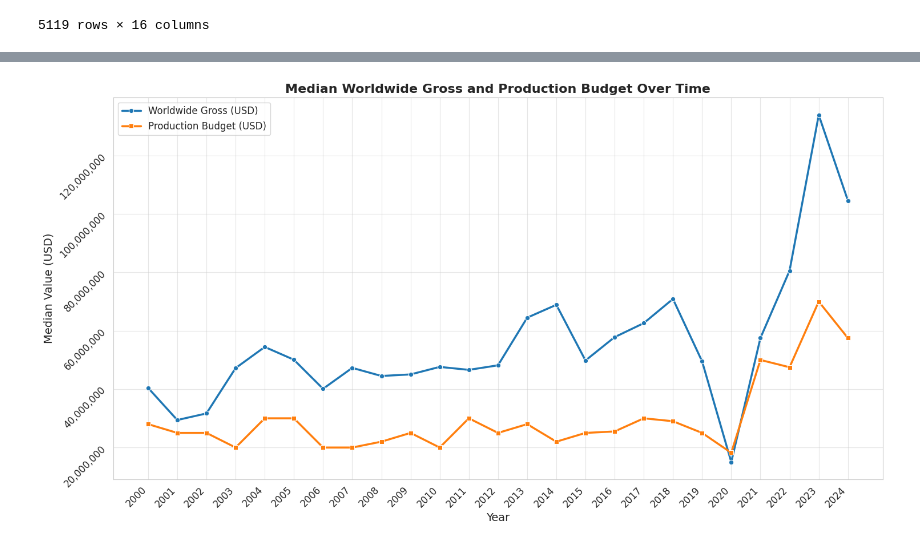
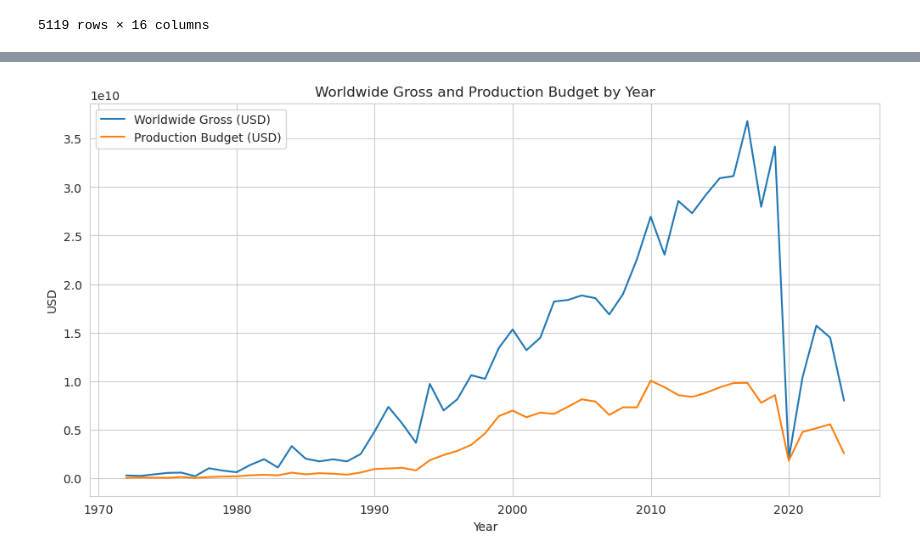
Before and after one commit to rklemmjhu/ML_625_742_finalproj, a Jupyter notebook: section1/ML_Phoenix_Suns_Section1.ipynb, the cells around one changed output, grey strips where cells are left out. Saved outputs shown, nothing was run; the diff lists cells and outputs as text; code cells hidden in the pictures.

```diff
--- a/section1/ML_Phoenix_Suns_Section1.ipynb
+++ b/section1/ML_Phoenix_Suns_Section1.ipynb
@@ -121,44 +114,35 @@ for index, row in df_top_movies_clean_rated.iterrows():
               df_top_movies_clean_rated.loc[index, genre] = 1 # Set to 1 instead of incrementing since we initialised with 0s.
           else:
               df_top_movies_clean_rated.loc[index, genre] = 0 # Set to 0 instead of incrementing since we initialised with 0s.
-# %%
-import pandas as pd
-import matplotlib.pyplot as plt
-import seaborn as sns
-import matplotlib as mpl
-
-plt.rcParams['axes.formatter.useoffset'] = False
-
-df_top_movies_clean_rated['Worldwide Gross (USD)'] = pd.to_numeric(df_top_movies_clean_rated['Worldwide Gross (USD)'], errors='coerce')
-df_top_movies_clean_rated['Production Budget (USD)'] = pd.to_numeric(df_top_movies_clean_rated['Production Budget (USD)'], errors='coerce')
-
-
-filtered_df = df_top_movies_clean_rated[
-(df_top_movies_clean_rated['Year'] >= 2000)
-]
-
-average_values = filtered_df.groupby('Year')[['Worldwide Gross (USD)', 'Production Budget (USD)']].median()
-
-plt.figure(figsize=(15, 8))
-sns.set_style("whitegrid")
-
-sns.lineplot(x=average_values.index, y=average_values['Worldwide Gross (USD)'], label='Worldwide Gross (USD)', marker='o', linewidth=2.5)
-plt.gcf().axes[0].yaxis.get_major_formatter().set_scientific(False)
-plt.gcf().axes[0].yaxis.set_major_formatter(
-    mpl.ticker.FuncFormatter(lambda x, p: format(int(x), ',')))
-
-sns.lineplot(x=average_values.index, y=average_values['Production Budget (USD)'], label='Production Budget (USD)', marker='s', linewidth=2.5)
-plt.title('Median Worldwide Gross and Production Budget Over Time', fontsize=16, fontweight='bold')
-plt.xlabel('Year', fontsize=14)
-plt.ylabel('Median Value (USD)', fontsize=14)
-plt.xticks(average_values.index, rotation=45, ha='right', fontsize=12)
-plt.yticks(fontsize=12,rotation=45, style = 'normal')
-plt.legend(fontsize=12)
-plt.grid(True, alpha=0.5)
-plt.tight_layout()
-plt.show()
-# %% [output]
-[figure, removed]
+# %%
+import matplotlib.pyplot as plt
+
+
+
+filtered_df = df_top_movies_clean_rated[
+(df_top_movies_clean_rated['Year'] >= 2000)
+]
+
+
+# Assuming 'filtered_df' is your DataFrame and it has columns 'Year', 'Worldwide Gross (USD)', and 'Production Budget (USD)'
+# Replace 'filtered_df' with the actual name of your DataFrame if different.
+
+# Group by year and sum the relevant columns (assuming multiple entries per year)
+yearly_data = df_top_movies_clean_rated.groupby('Year').agg({'Worldwide Gross (USD)': 'sum', 'Production Budget (USD)': 'sum'})
+
+# Create the plot
+plt.figure(figsize=(12, 6))
+plt.plot(yearly_data.index.to_numpy(), yearly_data['Worldwide Gross (USD)'].to_numpy(), label='Worldwide Gross (USD)')
+plt.plot(yearly_data.index.to_numpy(), yearly_data['Production Budget (USD)'].to_numpy(), label='Production Budget (USD)')
+
+plt.xlabel('Year')
+plt.ylabel('USD')
+plt.title('Worldwide Gross and Production Budget by Year')
+plt.legend()
+plt.grid(True)
+plt.show()
+# %% [output]
+[figure, added]
 # %%
 from scipy.stats import multivariate_normal
 import numpy as np
```
Also changed, not shown: parts of 13 cells of this notebook, 2 other files.
